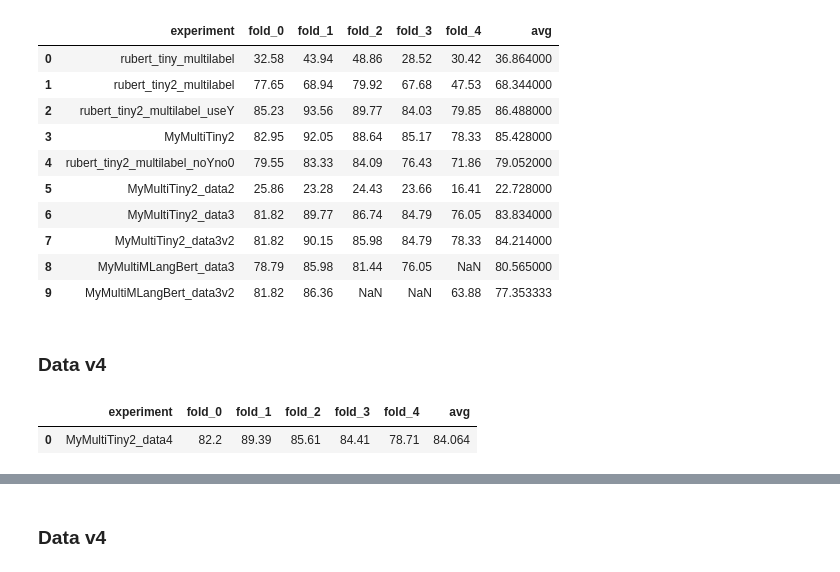
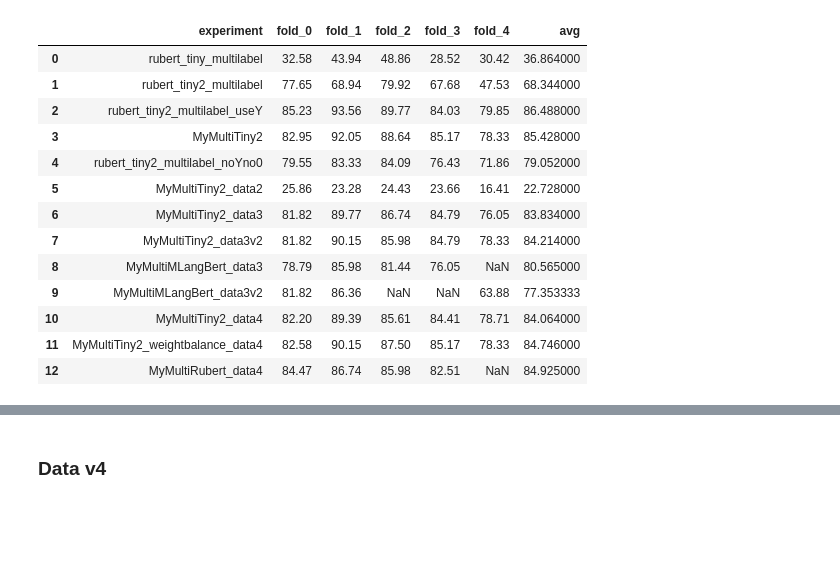
Before and after one commit to gilmoright/CommandClassifier, a Jupyter notebook: Notebooks/Reports/Compare_percend_of_right_example.ipynb, the cells around one changed output, grey strips where cells are left out. Drawn from its saved outputs; the diff is of its cells as text; code cells hidden in the pictures; blank space fills up the shorter version.

```diff
--- a/Notebooks/Reports/Compare_percend_of_right_example.ipynb
+++ b/Notebooks/Reports/Compare_percend_of_right_example.ipynb
@@ -10,31 +10,33 @@ REPORTS_DIR = "/s/ls4/users/grartem/RL_robots/CommandClassifier/models/"
 # %%
 table = []
 for experimentName in ["rubert_tiny_multilabel", "rubert_tiny2_multilabel", "rubert_tiny2_multilabel_useY",
                        "MyMultiTiny2", "rubert_tiny2_multilabel_noYno0", "MyMultiTiny2_data2", "MyMultiTiny2_data3", "MyMultiTiny2_data3v2",
-                      "MyMultiMLangBert_data3", "MyMultiMLangBert_data3v2"]:
+                      "MyMultiMLangBert_data3", "MyMultiMLangBert_data3v2",
+                       "MyMultiTiny2_data4", "MyMultiTiny2_weightbalance_data4", "MyMultiRubert_data4"]:
     table.append({
             "experiment": experimentName,
         })
     for fold_i in range(5):
         if not os.path.exists(os.path.join(REPORTS_DIR, experimentName, "fold_{}".format(fold_i), "reports", "epoch-{}_avg_report.json".format(10))):
             continue
         with open(os.path.join(REPORTS_DIR, experimentName, "fold_{}".format(fold_i), "reports", "epoch-{}_avg_report.json".format(10)), "r") as f:
             report = json.load(f)
         table[-1]["fold_{}".format(fold_i)] = np.round(100*report['correct_samples_perc'], 2)
 table_df = pd.DataFrame(table)
 table_df["avg"] = table_df.mean(axis=1)
 table_df
 # %% [output]
 |  | experiment | fold_0 | fold_1 | fold_2 | fold_3 | fold_4 | avg |
 | 0 | rubert_tiny_multilabel | 32.58 | 43.94 | 48.86 | 28.52 | 30.42 | 36.864000 |
 | 1 | rubert_tiny2_multilabel | 77.65 | 68.94 | 79.92 | 67.68 | 47.53 | 68.344000 |
 | 2 | rubert_tiny2_multilabel_useY | 85.23 | 93.56 | 89.77 | 84.03 | 79.85 | 86.488000 |
 | 3 | MyMultiTiny2 | 82.95 | 92.05 | 88.64 | 85.17 | 78.33 | 85.428000 |
 | 4 | rubert_tiny2_multilabel_noYno0 | 79.55 | 83.33 | 84.09 | 76.43 | 71.86 | 79.052000 |
 | 5 | MyMultiTiny2_data2 | 25.86 | 23.28 | 24.43 | 23.66 | 16.41 | 22.728000 |
 | 6 | MyMultiTiny2_data3 | 81.82 | 89.77 | 86.74 | 84.79 | 76.05 | 83.834000 |
 | 7 | MyMultiTiny2_data3v2 | 81.82 | 90.15 | 85.98 | 84.79 | 78.33 | 84.214000 |
 | 8 | MyMultiMLangBert_data3 | 78.79 | 85.98 | 81.44 | 76.05 | NaN | 80.565000 |
 | 9 | MyMultiMLangBert_data3v2 | 81.82 | 86.36 | NaN | NaN | 63.88 | 77.353333 |
+| 10 | MyMultiTiny2_data4 | 82.20 | 89.39 | 85.61 | 84.41 | 78.71 | 84.064000 |
+| 11 | MyMultiTiny2_weightbalance_data4 | 82.58 | 90.15 | 87.50 | 85.17 | 78.33 | 84.746000 |
+| 12 | MyMultiRubert_data4 | 84.47 | 86.74 | 85.98 | 82.51 | NaN | 84.925000 |
-# %% [markdown]
-### Data v4
@@ -43,21 +43,3 @@ REPORTS_DIR = "/s/ls4/users/cappukan/commands_rdf/CommandClassifier/models/"
-# %%
-table = []
-for experimentName in ["MyMultiTiny2_data4"]:
-    table.append({
-            "experiment": experimentName,
-        })
-    for fold_i in range(5):
-        if not os.path.exists(os.path.join(REPORTS_DIR, experimentName, "fold_{}".format(fold_i), "reports", "epoch-{}_avg_report.json".format(10))):
-            continue
-        with open(os.path.join(REPORTS_DIR, experimentName, "fold_{}".format(fold_i), "reports", "epoch-{}_avg_report.json".format(10)), "r") as f:
-            report = json.load(f)
-        table[-1]["fold_{}".format(fold_i)] = np.round(100*report['correct_samples_perc'], 2)
-table_df = pd.DataFrame(table)
-table_df["avg"] = table_df.mean(axis=1)
-table_df
-# %% [output]
-|  | experiment | fold_0 | fold_1 | fold_2 | fold_3 | fold_4 | avg |
-| 0 | MyMultiTiny2_data4 | 82.2 | 89.39 | 85.61 | 84.41 | 78.71 | 84.064 |
 # %%
 # Если не смотреть на У при подсчёте правильно предсказанных кортежей лейблов
 for experimentName in ["rubert_tiny2_multilabel"]:
```
Also changed, not shown: parts of 6 cells of this notebook, 7 other files.
